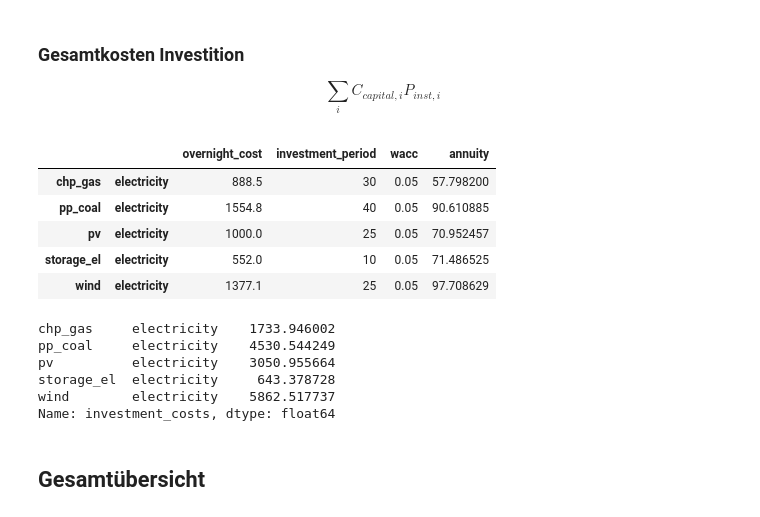
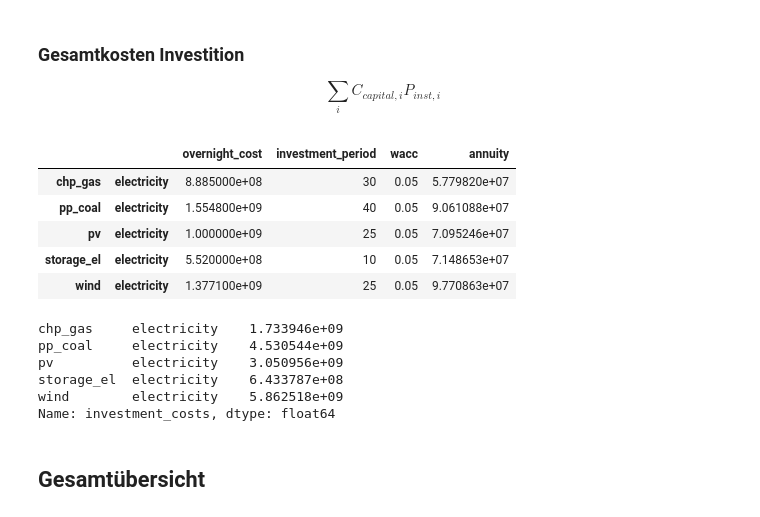
Before and after one commit to rl-institut/workshop, a Jupyter notebook: oemof/2_Beispiel_und_Uebung/2_Postprocessing_und_Plots.ipynb, the cells around one changed output. Saved outputs shown, nothing was run; the diff lists cells and outputs as text; code cells hidden in the pictures.

```diff
--- a/oemof/2_Beispiel_und_Uebung/2_Postprocessing_und_Plots.ipynb
+++ b/oemof/2_Beispiel_und_Uebung/2_Postprocessing_und_Plots.ipynb
@@ -383,43 +386,45 @@ Name: summed_variable_costs, dtype: float64
 ### Gesamtkosten Investition
 $$\sum_{i} C_{capital,i} P_{inst,i}$$
 # %%
-overnight_costs = pd.Series({('chp_gas', 'electricity'): 888.5,
+overnight_costs = pd.Series({('chp_gas', 'electricity'): 888.5, # EUR/kWh
                    ('pp_coal', 'electricity'): 1554.8,
                    ('pv', 'electricity'): 1000,
                    ('storage_el', 'electricity'): 552,
                    ('wind', 'electricity'): 1377.1}).rename('overnight_cost')
+
+overnight_costs = overnight_costs * 1e6 # kwh -> GWh
 
 investment_periods = pd.Series({('chp_gas', 'electricity'): 30,
                       ('pp_coal', 'electricity'): 40,
                       ('pv', 'electricity'): 25,
                       ('storage_el', 'electricity'): 10,
                       ('wind', 'electricity'): 25}).rename('investment_period')
 
 wacc = 0.05
 def get_annuity(df):
     return annuity(df['overnight_cost'], df['investment_period'], df['wacc'])
 
 annuity_calculation = pd.concat([overnight_costs, investment_periods], axis=1)
 annuity_calculation['wacc'] = wacc
 annuity_calculation['annuity'] = annuity_calculation.apply(get_annuity, axis=1)
 annuity_calculation
 # %% [output]
 |  |  | overnight_cost | investment_period | wacc | annuity |
-| chp_gas | electricity | 888.5 | 30 | 0.05 | 57.798200 |
-| pp_coal | electricity | 1554.8 | 40 | 0.05 | 90.610885 |
-| pv | electricity | 1000.0 | 25 | 0.05 | 70.952457 |
-| storage_el | electricity | 552.0 | 10 | 0.05 | 71.486525 |
-| wind | electricity | 1377.1 | 25 | 0.05 | 97.708629 |
+| chp_gas | electricity | 8.885000e+08 | 30 | 0.05 | 5.779820e+07 |
+| pp_coal | electricity | 1.554800e+09 | 40 | 0.05 | 9.061088e+07 |
+| pv | electricity | 1.000000e+09 | 25 | 0.05 | 7.095246e+07 |
+| storage_el | electricity | 5.520000e+08 | 10 | 0.05 | 7.148653e+07 |
+| wind | electricity | 1.377100e+09 | 25 | 0.05 | 9.770863e+07 |
 # %%
 investment_costs = annuity_calculation['annuity'] * p_inst
 investment_costs = investment_costs.rename('investment_costs')
 investment_costs
 # %% [output]
-chp_gas     electricity    1733.946002
-pp_coal     electricity    4530.544249
-pv          electricity    3050.955664
-storage_el  electricity     643.378728
-wind        electricity    5862.517737
+chp_gas     electricity    1.733946e+09
+pp_coal     electricity    4.530544e+09
+pv          electricity    3.050956e+09
+storage_el  electricity    6.433787e+08
+wind        electricity    5.862518e+09
 Name: investment_costs, dtype: float64
 # %% [markdown]
 ## Gesamtübersicht
```
Also changed, not shown: parts of 17 cells of this notebook, 1 other file.
